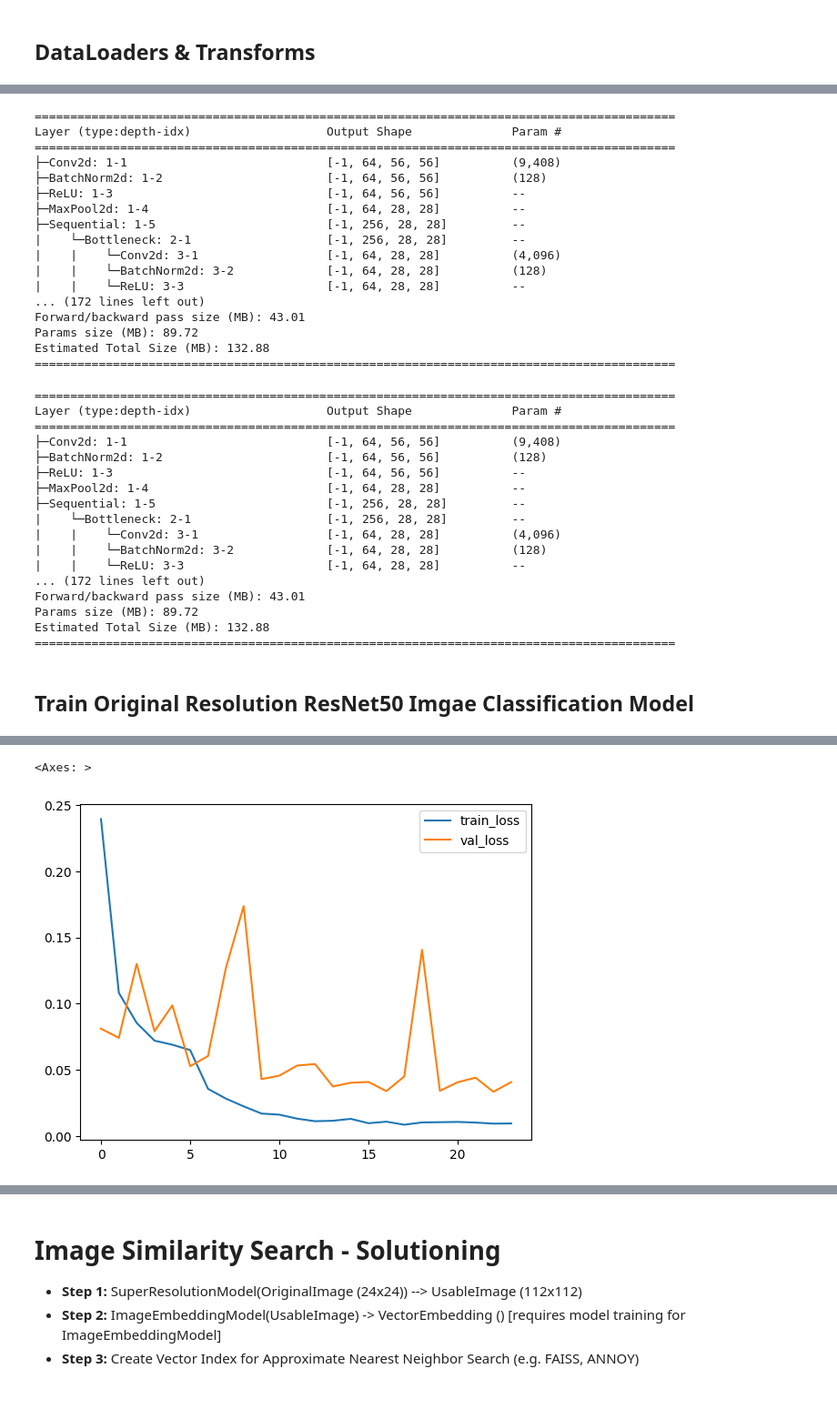
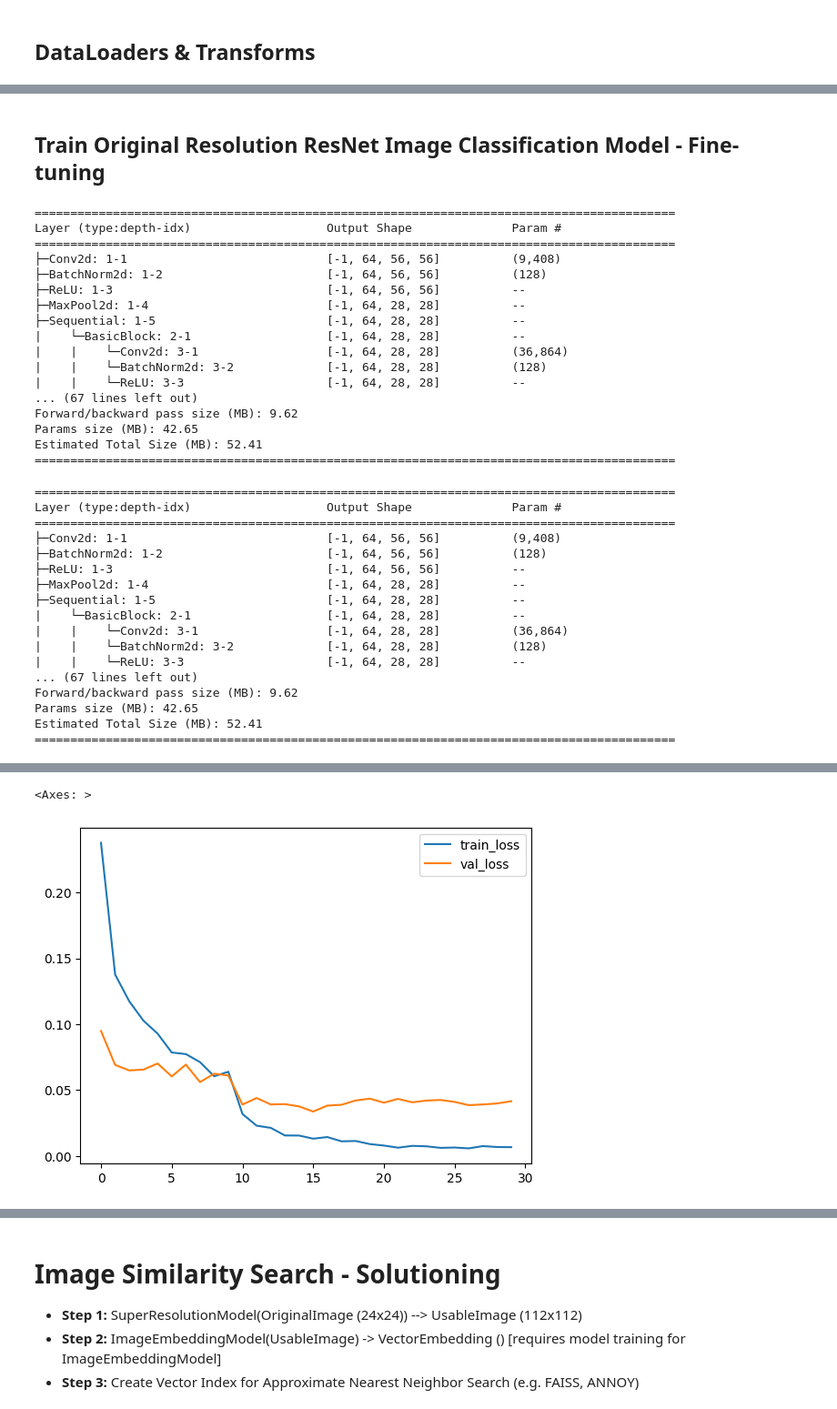
Before and after one commit to Jae-Ro/vector-search, a Jupyter notebook: notebooks/eda.ipynb, the cells around one changed output, grey strips where cells are left out. Shown at 91% size. Saved outputs shown, nothing was run; the diff lists cells and outputs as text; code cells hidden in the pictures.

```diff
--- a/notebooks/eda.ipynb
+++ b/notebooks/eda.ipynb
@@ -753,6 +791,8 @@ class GeoDataset(Dataset):
     def __init__(self, df_data: pd.DataFrame, transforms: T.Compose = None) -> None:
         self.df = df_data
         self.transforms = transforms
+        if self.transforms is None:
+            self.transforms = T.Compose([T.ToTensor()])
 
     def __len__(self):
         return len(self.df.index)
@@ -763,8 +803,7 @@ class GeoDataset(Dataset):
         img = Image.open(file_path).convert('RGB')
         label = row['class']
         label = numeric_labels[label]
-        if self.transforms is not None: tensor = self.transforms(img)
-        else: tensor = img
+        tensor = self.transforms(img)
 
         return tensor, label, file_path
 # %% [markdown]
@@ -819,6 +1037,8 @@ dataset_sizes = {x: len(datasets[x]) for x in ['train', 'val', 'test']}
+# %% [markdown]
+## Train Original Resolution ResNet Image Classification Model - Fine-tuning
 # %%
 
-model = resnet50(weights=ResNet50_Weights.DEFAULT)
+model = resnet18(weights=ResNet18_Weights.DEFAULT)
 model.fc = nn.Linear(model.fc.in_features, len(classes))
 
 # freeze pretrained layers
@@ -833,7 +1053,7 @@ criterion = nn.CrossEntropyLoss()
 # optimizer
 optimizer = optim.AdamW(model.parameters(), lr=0.01, weight_decay=0.01)
 
-exp_lr_scheduler = optim.lr_scheduler.StepLR(optimizer, step_size=6, gamma=0.1)
+exp_lr_scheduler = optim.lr_scheduler.StepLR(optimizer, step_size=10, gamma=0.1)
 
 summary(model,(3, 112, 112))
 # %% [output]
@@ -844,15 +1064,15 @@ Layer (type:depth-idx)                   Output Shape              Param #
 ├─BatchNorm2d: 1-2                       [-1, 64, 56, 56]          (128)
 ├─ReLU: 1-3                              [-1, 64, 56, 56]          --
 ├─MaxPool2d: 1-4                         [-1, 64, 28, 28]          --
-├─Sequential: 1-5                        [-1, 256, 28, 28]         --
-|    └─Bottleneck: 2-1                   [-1, 256, 28, 28]         --
-|    |    └─Conv2d: 3-1                  [-1, 64, 28, 28]          (4,096)
+├─Sequential: 1-5                        [-1, 64, 28, 28]          --
+|    └─BasicBlock: 2-1                   [-1, 64, 28, 28]          --
+|    |    └─Conv2d: 3-1                  [-1, 64, 28, 28]          (36,864)
 |    |    └─BatchNorm2d: 3-2             [-1, 64, 28, 28]          (128)
 |    |    └─ReLU: 3-3                    [-1, 64, 28, 28]          --
-... (172 lines left out)
-Forward/backward pass size (MB): 43.01
-Params size (MB): 89.72
-Estimated Total Size (MB): 132.88
+... (67 lines left out)
+Forward/backward pass size (MB): 9.62
+Params size (MB): 42.65
+Estimated Total Size (MB): 52.41
 ==========================================================================================
 ==========================================================================================
 Layer (type:depth-idx)                   Output Shape              Param #
@@ -861,15 +1081,13 @@ Layer (type:depth-idx)                   Output Shape              Param #
 ├─BatchNorm2d: 1-2                       [-1, 64, 56, 56]          (128)
 ├─ReLU: 1-3                              [-1, 64, 56, 56]          --
 ├─MaxPool2d: 1-4                         [-1, 64, 28, 28]          --
-├─Sequential: 1-5                        [-1, 256, 28, 28]         --
-|    └─Bottleneck: 2-1                   [-1, 256, 28, 28]         --
-|    |    └─Conv2d: 3-1                  [-1, 64, 28, 28]          (4,096)
+├─Sequential: 1-5                        [-1, 64, 28, 28]          --
+|    └─BasicBlock: 2-1                   [-1, 64, 28, 28]          --
+|    |    └─Conv2d: 3-1                  [-1, 64, 28, 28]          (36,864)
 |    |    └─BatchNorm2d: 3-2             [-1, 64, 28, 28]          (128)
 |    |    └─ReLU: 3-3                    [-1, 64, 28, 28]          --
-... (172 lines left out)
-Forward/backward pass size (MB): 43.01
-Params size (MB): 89.72
-Estimated Total Size (MB): 132.88
+... (67 lines left out)
+Forward/backward pass size (MB): 9.62
+Params size (MB): 42.65
+Estimated Total Size (MB): 52.41
 ==========================================================================================
-# %% [markdown]
-## Train Original Resolution ResNet50 Imgae Classification Model
@@ -976,8 +1100,8 @@ df_stats = train_model(
     data_loaders,
     dataset_sizes,
     device = device,
-    num_epochs = 24,
-    checkpoint_path = "resnet50_ft-original.pth"
+    num_epochs = 30,
+    checkpoint_path = "resnet18_ft-original.pth"
 )
 df_stats[['train_loss', 'val_loss']].plot()
 # %% [output]
@@ -1001,3 +1125,3 @@ Best Validation Loss: 0.033456
 <Axes: >
-[figure, old version]
+[figure, new version]
 # %% [markdown]
```
Also changed, not shown: parts of 36 cells of this notebook, 5 other files.
